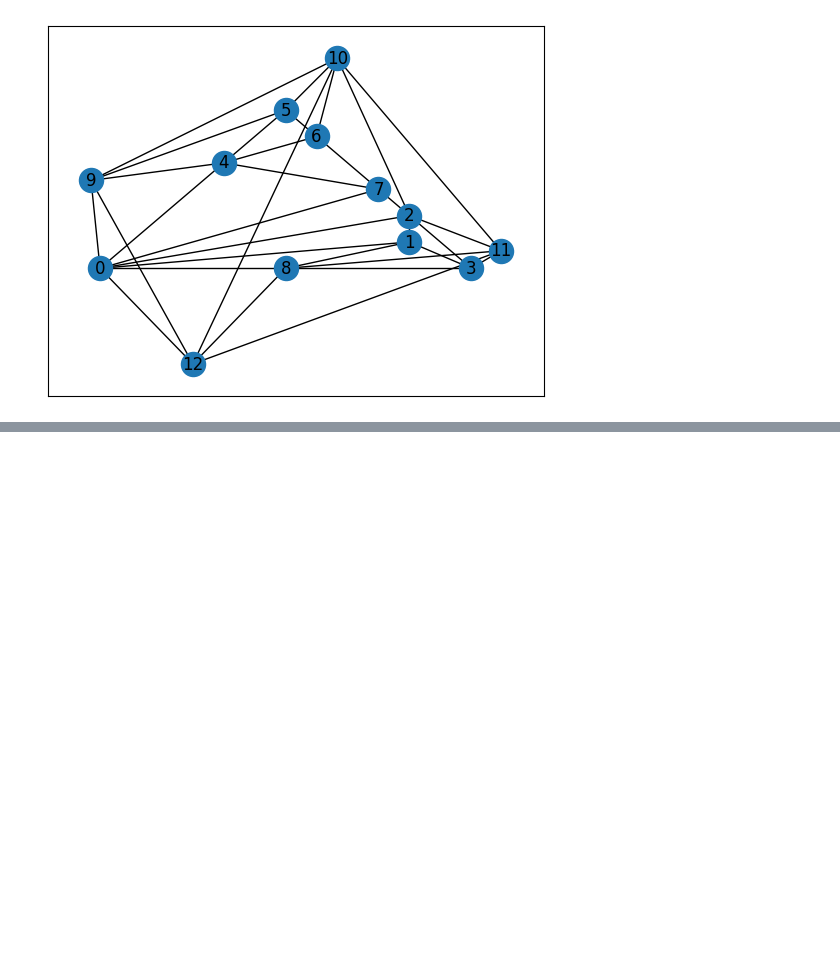
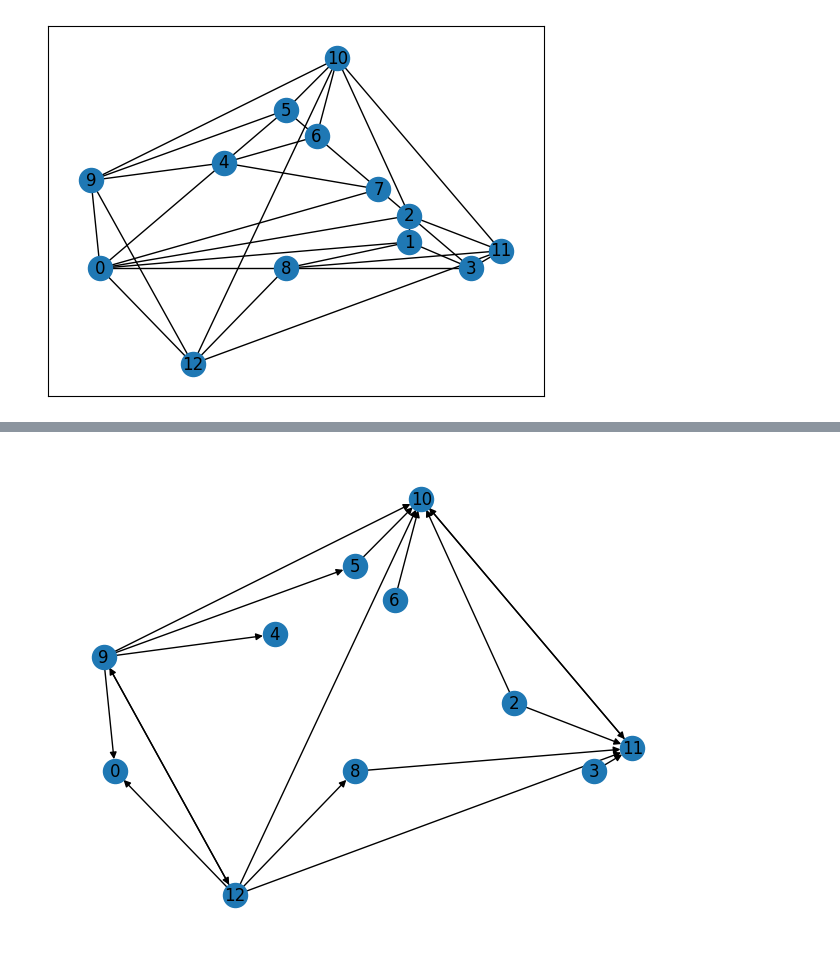
Before and after one commit to juliet29/bisht2022, a Jupyter notebook: test12_rel_canon_clean.ipynb, the cells around one changed output, grey strips where cells are left out. Cells and saved outputs as stored; diff of their text form; code cells hidden in the pictures; blank space fills up the shorter version.

Commit message:
regular edge label start

```diff
--- a/test12_rel_canon_clean.ipynb
+++ b/test12_rel_canon_clean.ipynb
@@ -29,0 +41,37 @@ GraphData{'graph': (<networkx.classes.graph.Graph object at 0x...>,), 'embed': {
+# %%
+# Create a directed graph
+DG = nx.DiGraph()
+# %%
+def get_node_edges(G, node_to_find):
+    # Find edges connected to the specified node
+    return [(u, v) for u, v in G.edges() if u == node_to_find or v == node_to_find]
+
+def rearrange_edges(edges, node, DIR="out"):
+   if DIR=="in":
+        return [(v, u) if u == node else (u, v) for u, v in edges]
+   elif DIR=="out":
+       return [(v,u) if v == node else (u,v) for u, v in edges]
+# %%
+# find eges of each corner node
+G = p.GraphData.graph
+all_edges = []
+
+for data in p.GraphData.corner_node_data.values():
+    node = data.node
+    name = data.name
+    node_edges = get_node_edges(G, node)
+    ic((node, name))
+
+    if name == "south" or name == "west":
+        DIR = "out"
+        correct_edges = rearrange_edges(node_edges, node, DIR)
+        ic((node,correct_edges, DIR, "\n" ))
+        all_edges.extend(correct_edges)
+    elif name == "east" or name == "north":
+        DIR= "in"
+        correct_edges = rearrange_edges(node_edges, node, DIR)
+        ic((node,correct_edges, DIR, "\n" ))
+        all_edges.extend(correct_edges)
+
+edge_set = set(all_edges)
+DG.add_edges_from(list(edge_set))
@@ -29,0 +91,5 @@ GraphData{'graph': (<networkx.classes.graph.Graph object at 0x...>,), 'embed': {
+# %%
+embed = p.GraphData.embed
+nx.draw(DG, pos=embed, with_labels=True, arrows=True)
+# %% [output]
+[figure, added]
```
Also changed, not shown: parts of 7 cells of this notebook, 3 other files.
